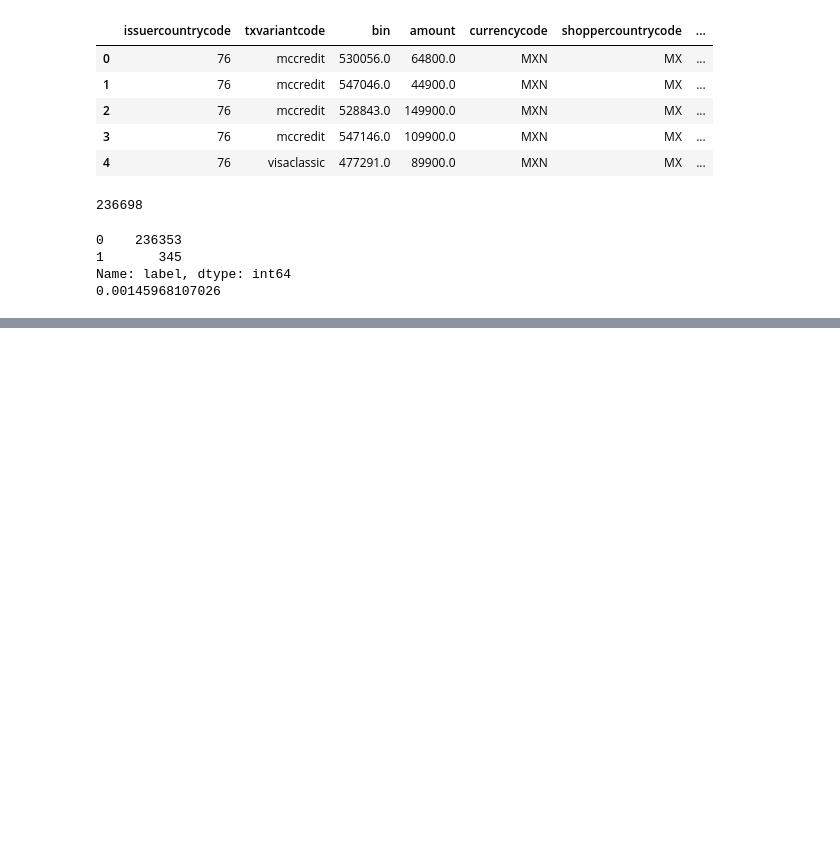
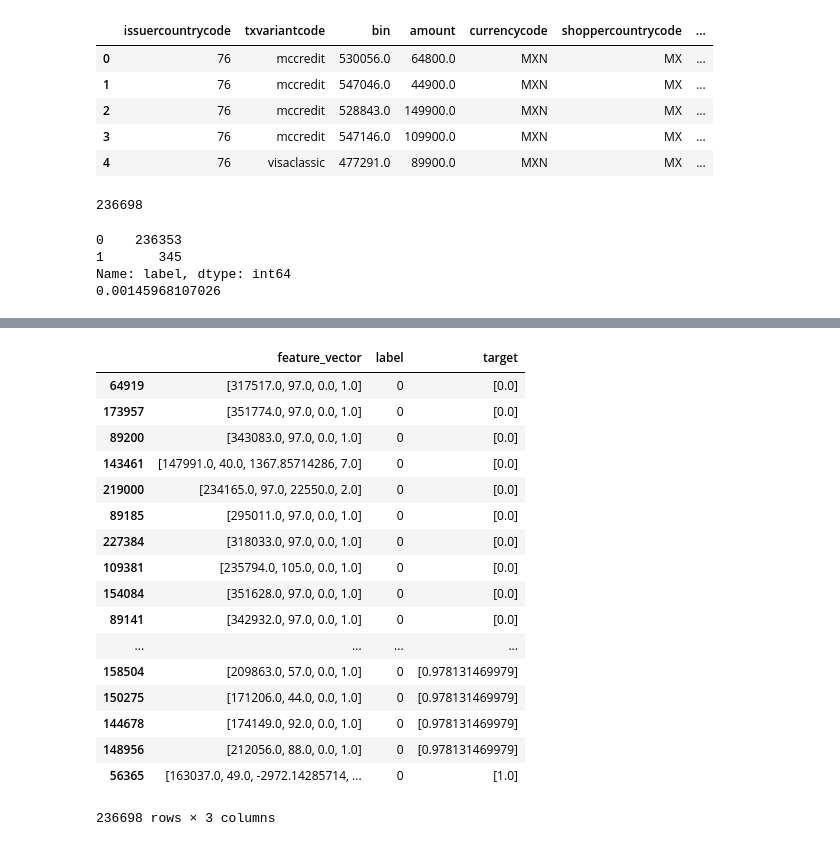
Before and after one commit to werew/Cyber_Data_Analytics_Labs, a Jupyter notebook: smote_anal.ipynb, the cells around one changed output, grey strips where cells are left out. Cells and saved outputs as stored; diff of their text form; code cells hidden in the pictures; blank space fills up the shorter version.

```diff
--- a/smote_anal.ipynb
+++ b/smote_anal.ipynb
@@ -105,14 +107,15 @@ print Y.shape
 
 sm = SMOTE(random_state=12)
 svc = svm.SVC()
-dtc = tree.DecisionTreeClassifier(max_depth=3)
+dtc = tree.DecisionTreeRegressor(max_depth=5)
 svc_set = []
 dtc_set = []
 dot_data_set = []
+rank = []
 
 kf = KFold(n_splits=10) #Already shuffled
 for train_index, test_index in kf.split(X):
-    #print("TRAIN:", train_index, "TEST:", test_index)
+    print("TRAIN:", train_index, "TEST:", test_index)
     X_train, X_test = X[train_index], X[test_index]
     Y_train, Y_test = Y[train_index], Y[test_index]
     X_train, Y_train = sm.fit_sample(X_train, Y_train)
@@ -120,6 +123,12 @@ for train_index, test_index in kf.split(X):
     #print("X train SIZE: " + str(len(X_train)) + " Y train size: " + str(len(Y_train)))
     #print("X test SIZE: " + str(len(X_test)) + " Y test size: " + str(len(Y_test)))
     dtc = dtc.fit(X_train, Y_train)
+    #print(len(X_test))
+    #print(X_test)
+    #print(len(Y_test))
+    for i in range(0, len(X_test)):
+        rank.append((X_test[i],Y_test[i],dtc.predict(X_test[i].reshape(1, -1))))
+    #break
     dtc_set.append(dtc)
     print("DTC SCORE: " + str(dtc.score(X_test, Y_test)))
 
@@ -130,7 +139,7 @@ for train_index, test_index in kf.split(X):
                               )
     dot_data_set.append(dot_data)
 
-    svc.fit(X_train, Y_train)
-    svc_set.append(svc)
-    print("SVC SCORE: " + str(svc.score(X_test, Y_test)))
+#     svc.fit(X_train, Y_train)
+#     svc_set.append(svc)
+#     print("SVC SCORE: " + str(svc.score(X_test, Y_test)))
 # %% [output]
@@ -140,3 +163,26 @@ DTC SCORE: 0.849683143219
+# %%
+df_rank = pd.DataFrame(rank, columns=['feature_vector','label','target'])
+df_rank = df_rank.sort_values(by=['target'],ascending=)
+df_rank
+# %% [output]
+|  | feature_vector | label | target |
+| 64919 | [317517.0, 97.0, 0.0, 1.0] | 0 | [0.0] |
+| 173957 | [351774.0, 97.0, 0.0, 1.0] | 0 | [0.0] |
+| 89200 | [343083.0, 97.0, 0.0, 1.0] | 0 | [0.0] |
+| 143461 | [147991.0, 40.0, 1367.85714286, 7.0] | 0 | [0.0] |
+| 219000 | [234165.0, 97.0, 22550.0, 2.0] | 0 | [0.0] |
+| 89185 | [295011.0, 97.0, 0.0, 1.0] | 0 | [0.0] |
+| 227384 | [318033.0, 97.0, 0.0, 1.0] | 0 | [0.0] |
+| 109381 | [235794.0, 105.0, 0.0, 1.0] | 0 | [0.0] |
+| 154084 | [351628.0, 97.0, 0.0, 1.0] | 0 | [0.0] |
+| 89141 | [342932.0, 97.0, 0.0, 1.0] | 0 | [0.0] |
+| ... | ... | ... | ... |
+| 158504 | [209863.0, 57.0, 0.0, 1.0] | 0 | [0.978131469979] |
+| 150275 | [171206.0, 44.0, 0.0, 1.0] | 0 | [0.978131469979] |
+| 144678 | [174149.0, 92.0, 0.0, 1.0] | 0 | [0.978131469979] |
+| 148956 | [212056.0, 88.0, 0.0, 1.0] | 0 | [0.978131469979] |
+| 56365 | [163037.0, 49.0, -2972.14285714, ... | 0 | [1.0] |
+236698 rows × 3 columns
 # %%
 graph = graphviz.Source(dot_data_set[0])
 graph
```
Also changed, not shown: parts of 4 cells of this notebook, 1 other file.
